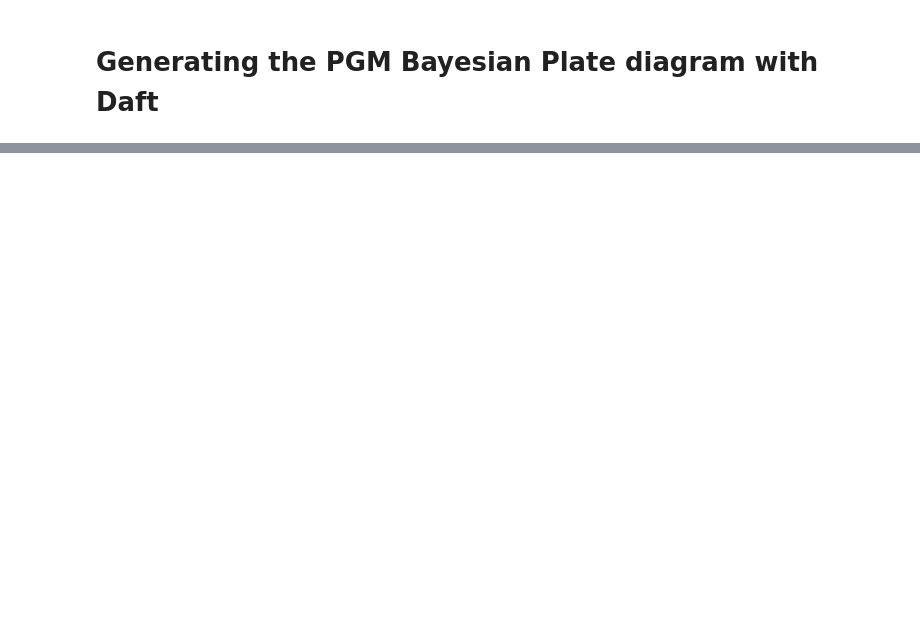
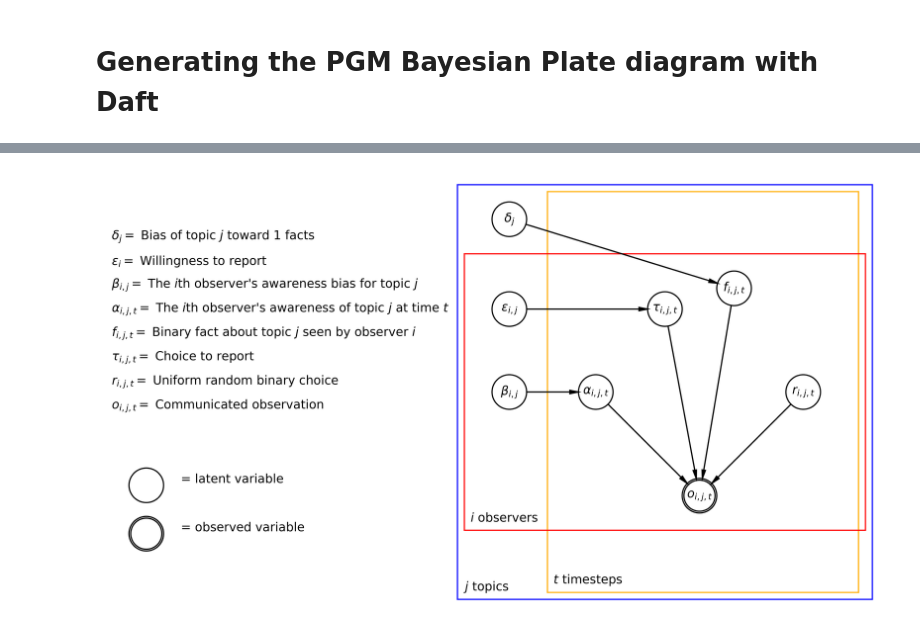
Before and after one commit to linesn/reporter_modeling, a Jupyter notebook: Notebooks/pgm.ipynb, the cells around one changed output, grey strips where cells are left out. Saved outputs shown, nothing was run; the diff lists cells and outputs as text; code cells hidden in the pictures; blank space fills up the shorter version.

```diff
--- a/Notebooks/pgm.ipynb
+++ b/Notebooks/pgm.ipynb
@@ -53,0 +54,46 @@ pgm.savefig("reporting_network.jpg");
+# %%
+scale = 1.6
+pgm = daft.PGM(observed_style="inner")
+pgm.add_node("delta", r"$\delta_j$", .75, 2.5)
+pgm.add_node("epsilon", r"$\epsilon_{i,j}$", 0.75, 1.2)
+pgm.add_node("f", r"$f_{i,j,t}$", 4, 1.5)
+pgm.add_node("tau", r"$\tau_{i,j,t}$", 3, 1.2)
+pgm.add_node("beta", r"$\beta_{i,j}$", .75, 0.0)
+pgm.add_node("a", r"$\alpha_{i,j,t}$", 2, 0.0)
+pgm.add_node("r", r"$r_{i,j,t}$", 5, 0.0)
+pgm.add_node("o", r"$o_{i,j,t}$", 3.5, -1.5, observed=True)
+
+pgm.add_edge("delta", "f")
+pgm.add_edge("epsilon", "tau")
+pgm.add_edge("beta", "a")
+pgm.add_edge("a", "o")
+pgm.add_edge("f", "o")
+pgm.add_edge("tau", "o")
+pgm.add_edge("r", "o")
+
+pgm.add_plate([0, -3, 6, 6], rect_params={"ec": "blue"},label=r"$j$ topics")
+pgm.add_plate([1.3, -2.9, 4.5, 5.8], rect_params={"ec": "orange"}, label=r"$t$ timesteps")
+pgm.add_plate([0.1, -2, 5.8, 4], rect_params={"ec": "red"}, label=r"$i$ observers")
+
+x0 = -4
+dx = 0.5
+y0 = -1
+dy = 0.35
+
+pgm.add_text(x0 - 2*dx, y0 + 2*dy, r"$o_{i,j,t}=$ Communicated observation")
+pgm.add_text(x0 - 2*dx, y0 + 3*dy, r"$r_{i,j,t}=$ Uniform random binary choice")
+pgm.add_text(x0 - 2*dx, y0 + 4*dy, r"$\tau_{i,j,t}=$ Choice to report")
+pgm.add_text(x0 - 2*dx, y0 + 5*dy, r"$f_{i,j,t}=$ Binary fact about topic $j$ seen by observer $i$")
+pgm.add_text(x0 - 2*dx, y0 + 6*dy, r"$\alpha_{i,j,t}=$ The $i$th observer's awareness of topic $j$ at time $t$")
+pgm.add_text(x0 - 2*dx, y0 + 7*dy, r"$\beta_{i,j}=$ The $i$th observer's awareness bias for topic $j$")
+pgm.add_text(x0 - 2*dx, y0 + 8*dy, r"$\epsilon_{i}=$ Willingness to report")
+pgm.add_text(x0 - 2*dx, y0 + 9*dy, r"$\delta_{j}=$ Bias of topic $j$ toward $1$ facts")
+pgm.add_node("latent", "", x0 - 0.5, y0-dy, 1)
+pgm.add_text(x0, y0-dy, "= latent variable")
+pgm.add_node("observed", "", x0 - 0.5, y0-3*dy, 1, alternate=True)
+pgm.add_text(x0, y0-3*dy, "= observed variable")
+
+pgm.render(dpi=700);
+pgm.savefig("../Images/reporting_networkB.jpg");
+# %% [output]
+[figure, added]
```
Also changed, not shown: parts of 1 cell of this notebook, 8 other files.
